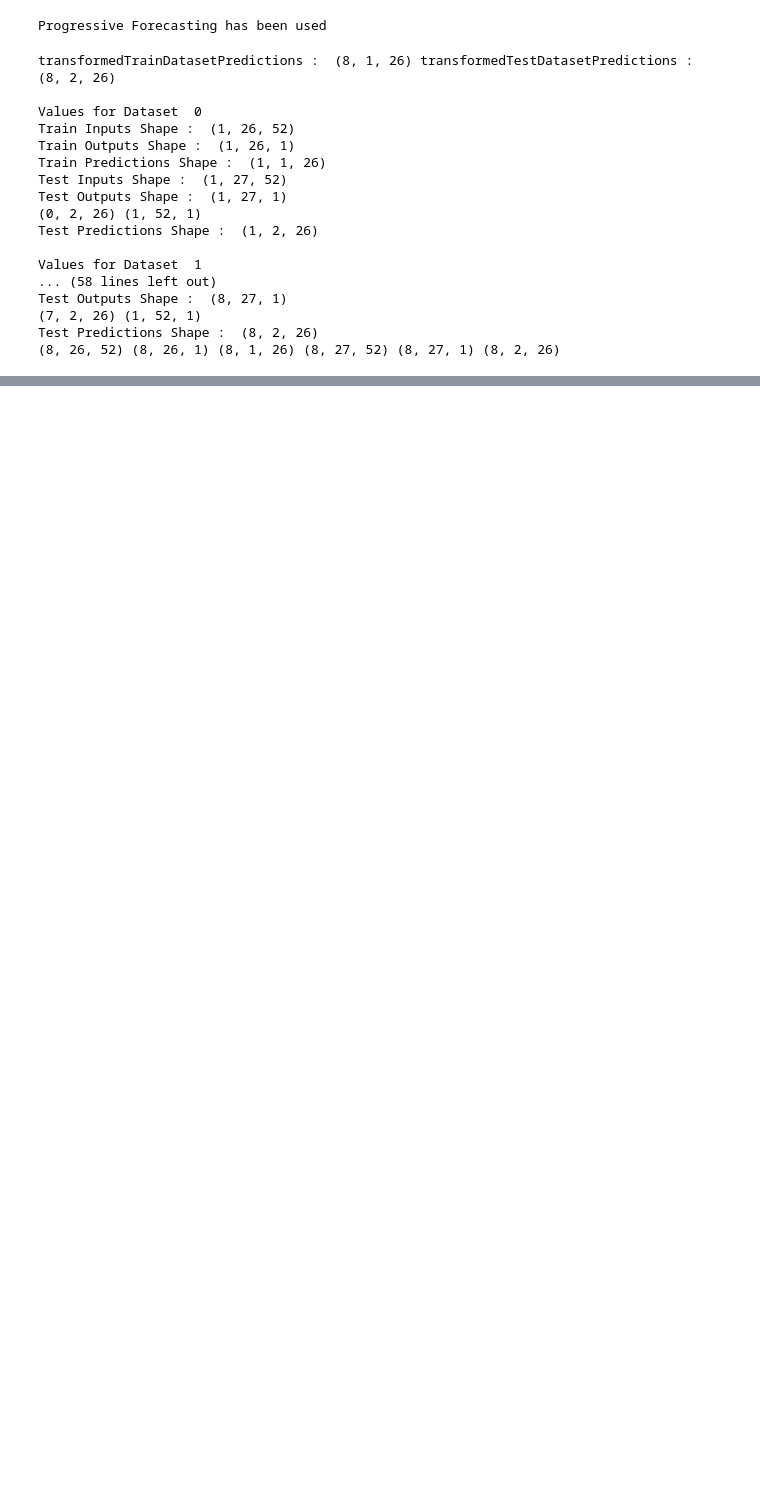
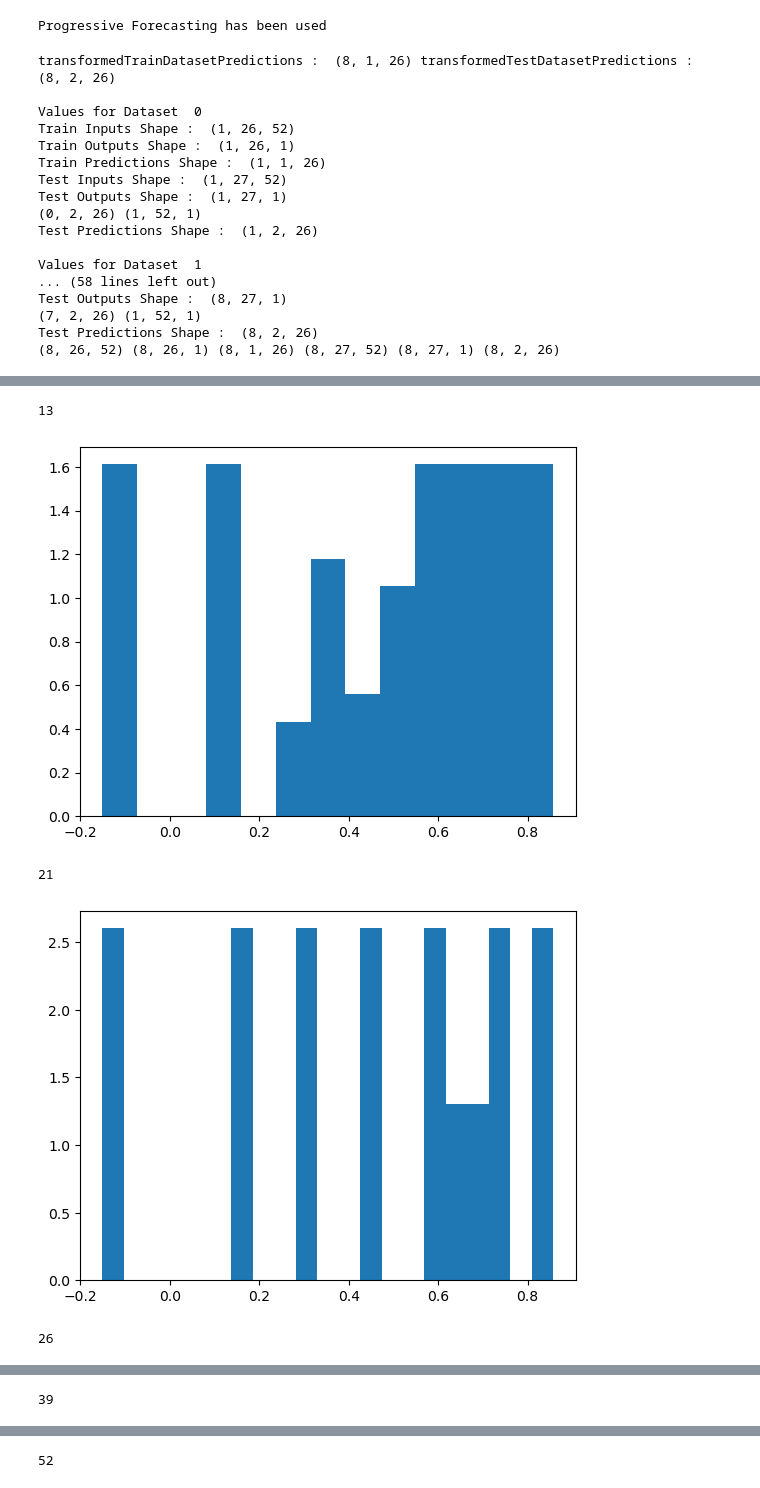
Before and after one commit to Aigle-2/Projet-LSTM-Keras-C--, a Jupyter notebook: LSTM_test_8_multiTS.ipynb, the cells around one changed output, grey strips where cells are left out. Drawn from its saved outputs; the diff is of its cells as text; code cells hidden in the pictures; blank space fills up the shorter version.

```diff
--- a/LSTM_test_8_multiTS.ipynb
+++ b/LSTM_test_8_multiTS.ipynb
@@ -588,0 +650,32 @@ forecastingHorizon 1 indirectForecastingHorizon  26
+# %%
+finalDelta = []
+ListofResolution = [13,21,26,39,52]
+for res in ListofResolution:
+    print(res)
+    for (idx, dataset) in enumerate(fullDataset) :
+        deltaE = TrainDatasetPredictions[idx,0,:] - TrainDatasetOutputs[idx,0,:]
+        maxValue = max(deltaE)
+        minValue = min(deltaE)
+        rangeSize = (maxValue - minValue)
+        mean = np.mean(deltaE)
+        # variance = np.std(deltaE, ddof=1)
+        offset = max(maxValue,-minValue)
+        # offset = mean
+        sigma = math.sqrt(np.var(deltaE))
+        # print(sigma)
+        deltaE_with_Offset = [x / offset for x in deltaE]
+        deltaE_with_Offset_Normalized = [(x-mean)/sigma for x in deltaE_with_Offset]
+        finalDelta.append(deltaE_with_Offset_Normalized)
+        # count, bins, ignored = plt.hist(deltaE_with_Offset, resolution, density=True)
+        # print("maxValue : ", maxValue," minValue : ",minValue," rangeSize : ",rangeSize," offset : ",offset," mean : ",mean," variance : ",variance)
+    count, bins, ignored = plt.hist(np.array(finalDelta).reshape(-1), res, density=True)
+    # plt.plot(bins, 1/(variance * np.sqrt(2 * np.pi)) *
+    #             np.exp( - (bins - mean)**2 / (2 * variance**2) ),
+    #       linewidth=2, color='r')
+    plt.show()
+# %% [output]
+13
+[figure, added]
+21
+[figure, added]
+26
@@ -588,0 +683 @@ forecastingHorizon 1 indirectForecastingHorizon  26
+39
@@ -588,0 +685 @@ forecastingHorizon 1 indirectForecastingHorizon  26
+52
```
Also changed, not shown: parts of 10 cells of this notebook, 2 other files.
